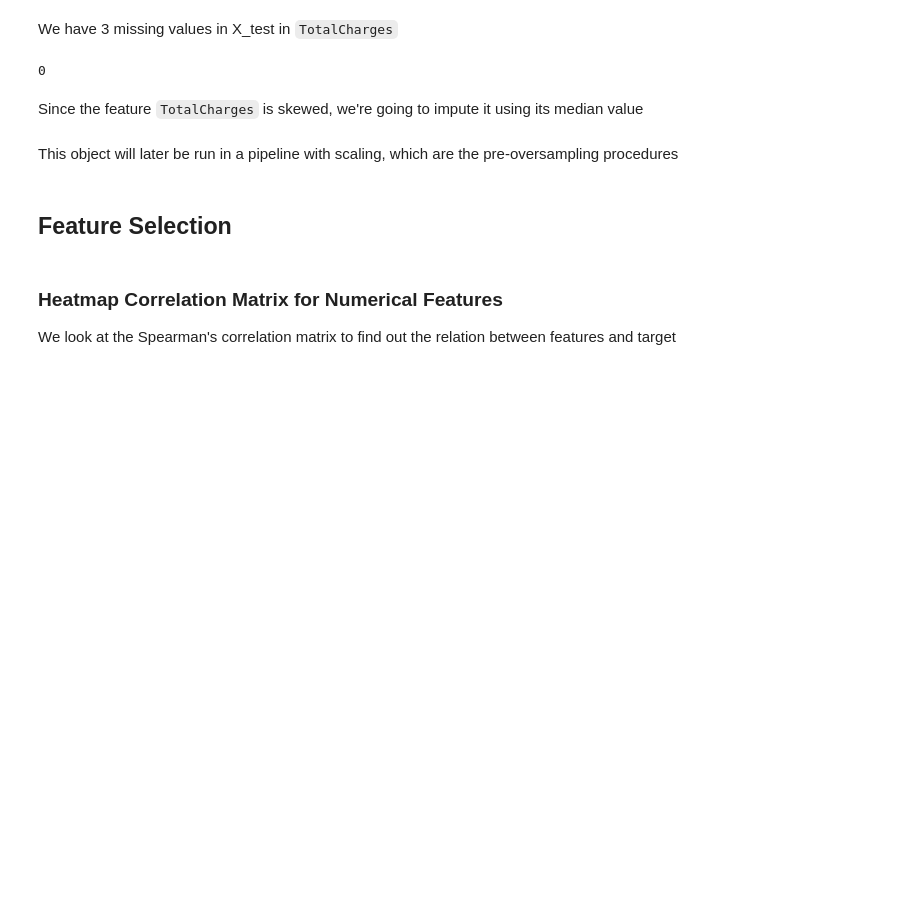
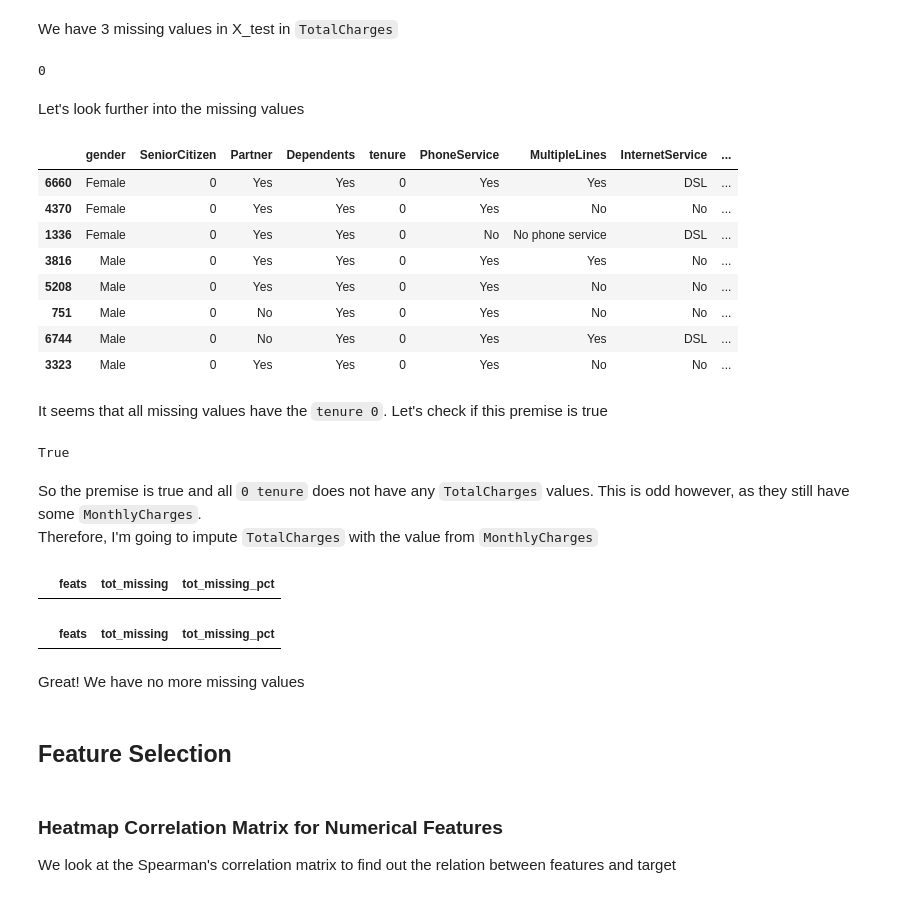
Before and after one commit to NikkiSatmaka/sticky-customers-operation, a Jupyter notebook: h8dsft_Milestone1P2_nikki_satmaka.ipynb, the cells around one changed output. Cells and saved outputs as stored; diff of their text form; code cells hidden in the pictures; blank space fills up the shorter version.

```diff
--- a/h8dsft_Milestone1P2_nikki_satmaka.ipynb
+++ b/h8dsft_Milestone1P2_nikki_satmaka.ipynb
@@ -526,5 +526,3 @@ We have 3 missing values in X_test in `TotalCharges`
 y_test.isna().sum()
 # %% [output]
 0
-# %% [markdown]
-Since the feature `TotalCharges` is skewed, we're going to impute it using its median value
@@ -537,2 +529,25 @@ mean_median_imputer = MeanMedianImputer(
-# %% [markdown]
-This object will later be run in a pipeline with scaling, which are the pre-oversampling procedures
+# %% [markdown]
+Let's look further into the missing values
+# %%
+# display missing values in train set
+X_train[X_train['TotalCharges'].isna()]
+# %% [output]
+|  | gender | SeniorCitizen | Partner | Dependents | tenure | PhoneService | MultipleLines | InternetService | ... |
+| 6660 | Female | 0 | Yes | Yes | 0 | Yes | Yes | DSL | ... |
+| 4370 | Female | 0 | Yes | Yes | 0 | Yes | No | No | ... |
+| 1336 | Female | 0 | Yes | Yes | 0 | No | No phone service | DSL | ... |
+| 3816 | Male | 0 | Yes | Yes | 0 | Yes | Yes | No | ... |
+| 5208 | Male | 0 | Yes | Yes | 0 | Yes | No | No | ... |
+| 751 | Male | 0 | No | Yes | 0 | Yes | No | No | ... |
+| 6744 | Male | 0 | No | Yes | 0 | Yes | Yes | DSL | ... |
+| 3323 | Male | 0 | Yes | Yes | 0 | Yes | No | No | ... |
+# %% [markdown]
+It seems that all missing values have the `tenure 0`. Let's check if this premise is true
+# %%
+# check if missing values instances are the same with `0` tenure instances
+X_train[X_train['TotalCharges'].isna()].equals(X_train[X_train['tenure'] == 0])
+# %% [output]
+True
+# %% [markdown]
+So the premise is true and all `0 tenure` does not have any `TotalCharges` values. This is odd however, as they still have some `MonthlyCharges`.\
+Therefore, I'm going to impute `TotalCharges` with the value from `MonthlyCharges`
@@ -539,3 +558,15 @@ This object will later be run in a pipeline with scaling, which are the pre-over
+# %%
+# check missing values in train set
+check_missing(X_train)
+# %% [output]
+|  | feats | tot_missing | tot_missing_pct |
+# %%
+# check missing values in test set
+check_missing(X_test)
+# %% [output]
+|  | feats | tot_missing | tot_missing_pct |
+# %% [markdown]
+Great! We have no more missing values
 # %% [markdown]
 ## Feature Selection
 # %% [markdown]
```
Also changed, not shown: parts of 9 cells of this notebook.
